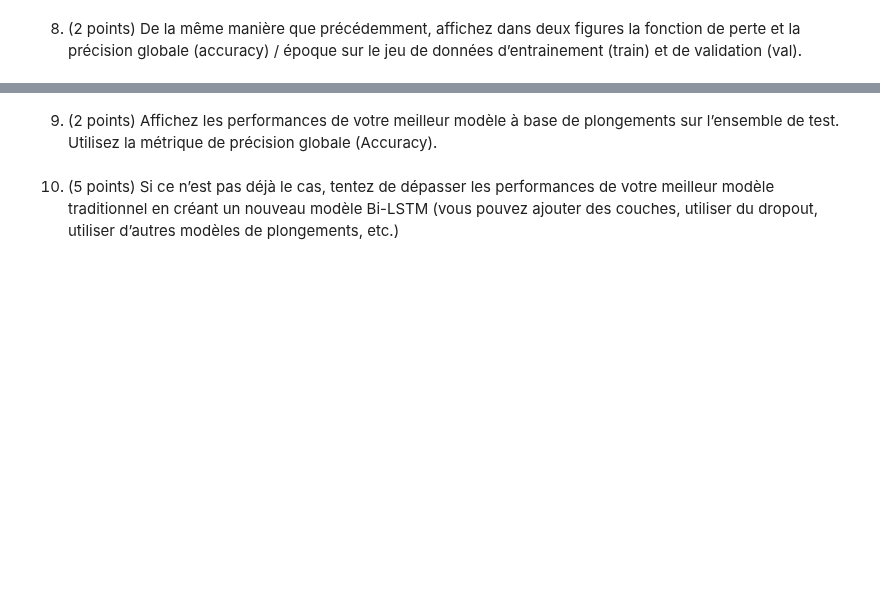
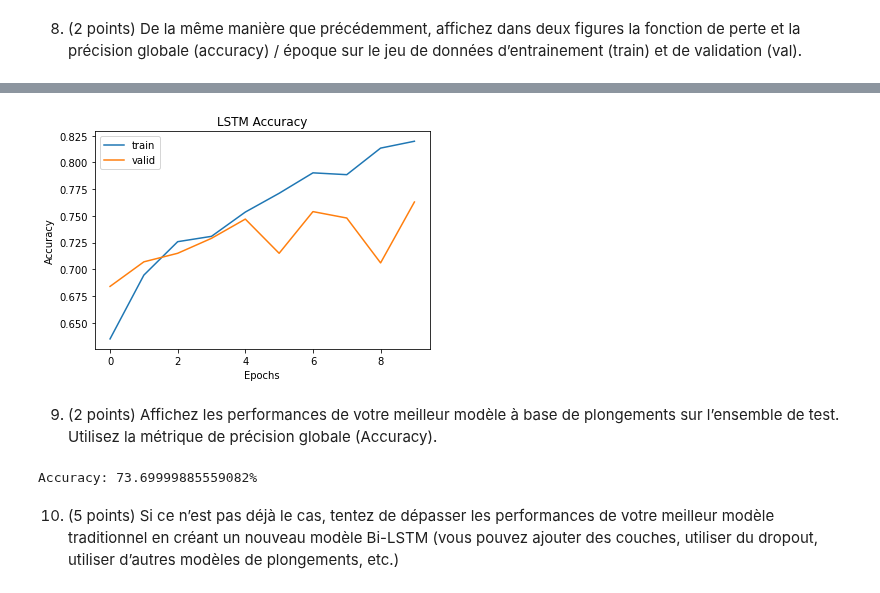
Before and after one commit to nabil-dbz/INF8460, a Jupyter notebook: TP2/Squelette et données/inf8460_A21_TP2_squelette.ipynb, the cells around one changed output, grey strips where cells are left out. Cells and saved outputs as stored; diff of their text form; code cells hidden in the pictures; blank space fills up the shorter version.

```diff
--- a/TP2/Squelette et données/inf8460_A21_TP2_squelette.ipynb
+++ b/TP2/Squelette et données/inf8460_A21_TP2_squelette.ipynb
@@ -446,5 +730,15 @@ Pipeline(steps=[('tfidf',
+# %%
+generate_model_history(his_with_glove, 'accuracy', 'Accuracy', 'LSTM Accuracy')
+# %% [output]
+[figure, added]
 # %% [markdown]
 9. (2 points) Affichez les performances de votre meilleur modèle à base de plongements sur l’ensemble de test. Utilisez la métrique de précision globale (Accuracy).
+# %%
+model_with_glove.load_weights('./history_glove_checkpoint')
+scores = model_with_glove.evaluate(x_test, y_test, verbose=0)
+print(f'Accuracy: {scores[1]*100}%')
+# %% [output]
+Accuracy: 73.69999885559082%
 # %% [markdown]
 10. (5 points) Si ce n’est pas déjà le cas, tentez de dépasser les performances de votre meilleur modèle traditionnel en créant un nouveau modèle Bi-LSTM (vous pouvez ajouter des couches, utiliser du dropout, utiliser d’autres modèles de plongements, etc.)
 # %% [markdown]
```
Also changed, not shown: parts of 35 cells of this notebook.
